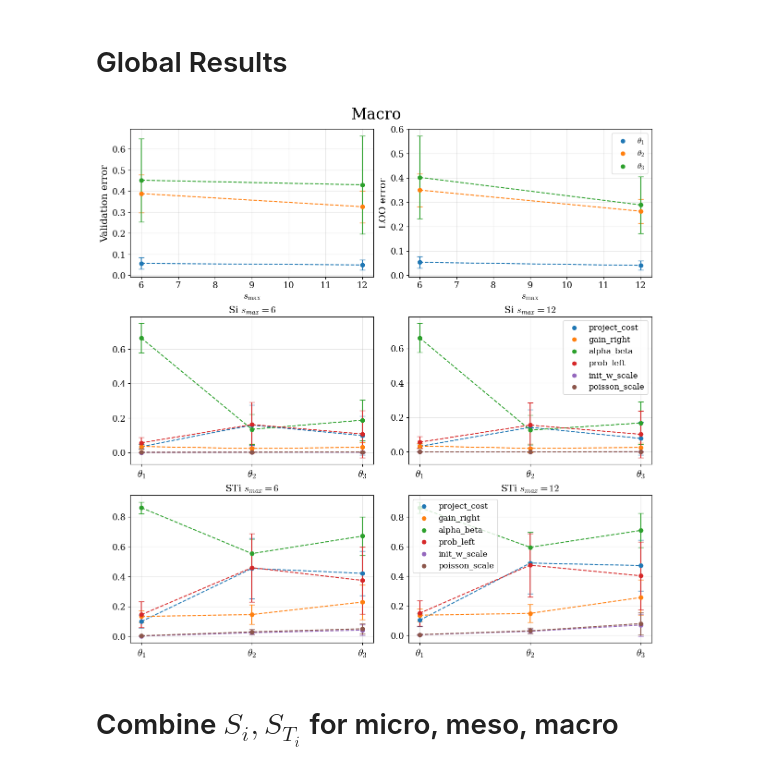
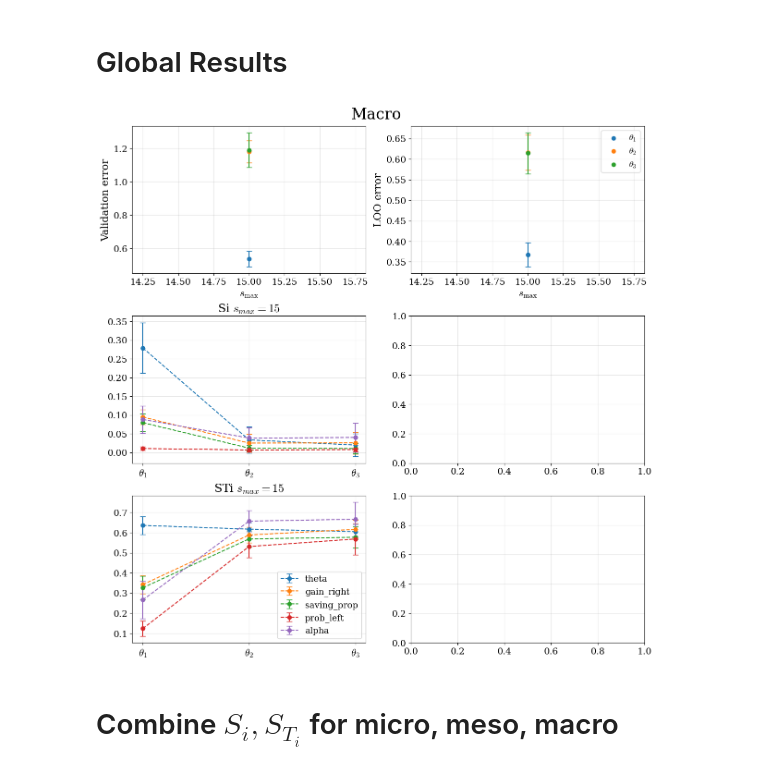
Before and after one commit to charlesaugdupont/poverty-trap, a Jupyter notebook: notebooks/PCE_Paper.ipynb, the cells around one changed output. Saved outputs shown, nothing was run; the diff lists cells and outputs as text; code cells hidden in the pictures.

```diff
--- a/notebooks/PCE_Paper.ipynb
+++ b/notebooks/PCE_Paper.ipynb
@@ -263,9 +224,9 @@ Leave-one-out cross validation on ED: 0.0125142
 # %%
-global_files = sorted([f for f in os.listdir("GDMAPS_results/") if "global" in f])
+global_files = sorted([f for f in os.listdir("../GDMAPS_results/") if "macro" in f])
 
 d_coords = []
 for f in global_files:
-    with open("GDMAPS_results/" + f, "rb") as f:
+    with open("../GDMAPS_results/" + f, "rb") as f:
         _, _, _, g_diff_runs, _, _ = pickle.load(f)
     d_coords.append(g_diff_runs[0])
 
@@ -278,6 +239,4 @@ n_params, n_dcoords, n_runs
 # %%
-# s_max = [6, 12]
-
 s_max = [18]
 
 LAR_fo_si = np.zeros((n_runs, len(s_max), n_params, n_dcoords))
@@ -293,21 +252,21 @@ for run in range(n_runs):
         print("Max polynomial degree:", s)
 
         start_time = time.time()
-        LAR_result = PCE_LAR_model_selection(x=x,
+        LAR_result = PCE_LAR_model_selection(x=X,
                                              g=g,
                                              n_params=n_params,
                                              dist_obj=joint,
                                              max_degree=s)
+
+        print("--- PCE-LAR took %s seconds ---" % (time.time() - start_time))
 
         LAR_fo_si[run, i] = LAR_result[2]
         LAR_to_si[run, i] = LAR_result[3]
         LAR_error[run, i] = LAR_result[0]
         LAR_LOO[run, i]   = LAR_result[1]
 
-        print("--- PCE-LAR took %s seconds ---" % (time.time() - start_time))
-
         RES = [LAR_fo_si, LAR_to_si, LAR_error, LAR_LOO]
-        with open("PCE_LAR_RESULTS_global_18.pickle", "wb") as f:
+        with open(f"PCE_LAR_RESULTS_macro_{s}.pickle", "wb") as f:
             pickle.dump(RES, f)
 # %% [output]
 Run: 0
@@ -467,12 +427,12 @@ plt.show()
 # %% [markdown]
 # Global Results
 # %%
-s_max = [6, 12]
+s_max = [15]
 
-with open("../data/PCE_LAR_RESULTS_global.pickle", 'rb') as f:
+with open("PCE_LAR_RESULTS_macro_15.pickle", 'rb') as f:
     [LAR_fo_si, LAR_to_si, LAR_error, LAR_LOO] = pickle.load(f)
 
-param_names = ["project_cost", "gain_right", "alpha_beta", "prob_left", "init_w_scale", "poisson_scale"]
+param_names = ["theta", "gain_right", "saving_prop", "prob_left", "alpha"]
 n_dcoords = 3
 
 fig, axs = plt.subplots(3, 2, figsize=(12, 12), constrained_layout=True)
@@ -487,51 +447,52 @@ for d in range(n_dcoords):
     axs[0][1].errorbar(s_max, LAR_LOO.mean(axis=0)[:, d],
                       LAR_LOO.std(axis=0, ddof=1)[:, d],
                       linestyle='--', marker='o', capsize=4)
     axs[0][1].legend()
 for i in range(3):
     axs[0][0].set(ylabel=r'Validation error', xlabel=r'$s_{\max}$')
     axs[0][1].set(ylabel=r'LOO error', xlabel=r'$s_{\max}$')
 
 # First order si
 for i, param in enumerate(param_names):
 
     axs[1][0].scatter([1,2,3],LAR_fo_si.mean(axis=0)[0][i])
     axs[1][0].errorbar([1,2,3], LAR_fo_si.mean(axis=0)[0][i],
                       LAR_fo_si.std(axis=0, ddof=1)[0][i],
                       linestyle='--', marker='o', capsize=4)
     axs[1][0].set_xticks([1,2,3], labels=[rf"$\theta_{i}$" for i in range(1,4)], fontsize=16)
-    axs[1][0].set_title(r"Si $s_{max}=6$")
+    axs[1][0].set_title(r"Si $s_{max}=15$")
 
-    axs[1][1].scatter([1,2,3],LAR_fo_si.mean(axis=0)[1][i], label=param_names[i])
-    axs[1][1].errorbar([1,2,3], LAR_fo_si.mean(axis=0)[1][i],
-                      LAR_fo_si.std(axis=0, ddof=1)[1][i],
-                      linestyle='--', marker='o', capsize=4)
-    axs[1][1].set_xticks([1,2,3], labels=[rf"$\theta_{i}$" for i in range(1,4)], fontsize=16)
-    axs[1][1].set_title(r"Si $s_{max}=12$")
-    axs[1][1].legend()
+#     axs[1][1].scatter([1,2,3],LAR_fo_si.mean(axis=0)[1][i], label=param_names[i])
+#     axs[1][1].errorbar([1,2,3], LAR_fo_si.mean(axis=0)[1][i],
+#                       LAR_fo_si.std(axis=0, ddof=1)[1][i],
+#                       linestyle='--', marker='o', capsize=4)
+#     axs[1][1].set_xticks([1,2,3], labels=[rf"$\theta_{i}$" for i in range(1,4)], fontsize=16)
+#     axs[1][1].set_title(r"Si $s_{max}=12$")
+#     axs[1][1].legend()
 
 # Total order si
 for i, param in enumerate(param_names):
 
     axs[2][0].scatter([1,2,3],LAR_to_si.mean(axis=0)[0][i])
     axs[2][0].errorbar([1,2,3], LAR_to_si.mean(axis=0)[0][i],
                       LAR_to_si.std(axis=0, ddof=1)[0][i],
-                      linestyle='--', marker='o', capsize=4)
+                      linestyle='--', marker='o', capsize=4, label=param_names[i])
     axs[2][0].set_xticks([1,2,3], labels=[rf"$\theta_{i}$" for i in range(1,4)], fontsize=16)
-    axs[2][0].set_title(r"STi $s_{max}=6$")
+    axs[2][0].set_title(r"STi $s_{max}=15$")
+    axs[2][0].legend()
 
-    axs[2][1].scatter([1,2,3],LAR_to_si.mean(axis=0)[1][i], label=param_names[i])
-    axs[2][1].errorbar([1,2,3], LAR_to_si.mean(axis=0)[1][i],
-                      LAR_to_si.std(axis=0, ddof=1)[1][i],
-                      linestyle='--', marker='o', capsize=4)
-    axs[2][1].set_xticks([1,2,3], labels=[rf"$\theta_{i}$" for i in range(1,4)], fontsize=16)
-    axs[2][1].set_title(r"STi $s_{max}=12$")
-    axs[2][1].legend()
+#     axs[2][1].scatter([1,2,3],LAR_to_si.mean(axis=0)[1][i], label=param_names[i])
+#     axs[2][1].errorbar([1,2,3], LAR_to_si.mean(axis=0)[1][i],
+#                       LAR_to_si.std(axis=0, ddof=1)[1][i],
+#                       linestyle='--', marker='o', capsize=4)
+#     axs[2][1].set_xticks([1,2,3], labels=[rf"$\theta_{i}$" for i in range(1,4)], fontsize=16)
+#     axs[2][1].set_title(r"STi $s_{max}=12$")
+#     axs[2][1].legend()
 
 plt.suptitle("Macro", fontsize=24)
 plt.show()
 # %% [output]
-[figure, old version]
+[figure, new version]
 # %% [markdown]
 # Combine $S_i, S_{T_i}$ for micro, meso, macro
 # %%
```
Also changed, not shown: parts of 8 cells of this notebook, 3 other files.
